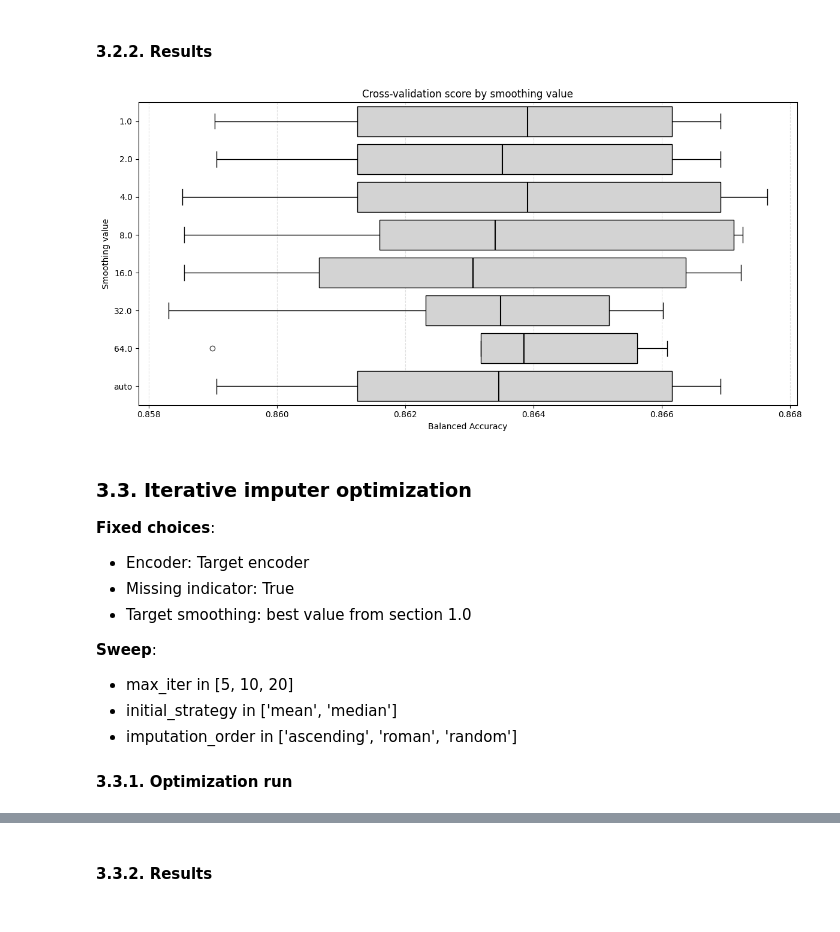
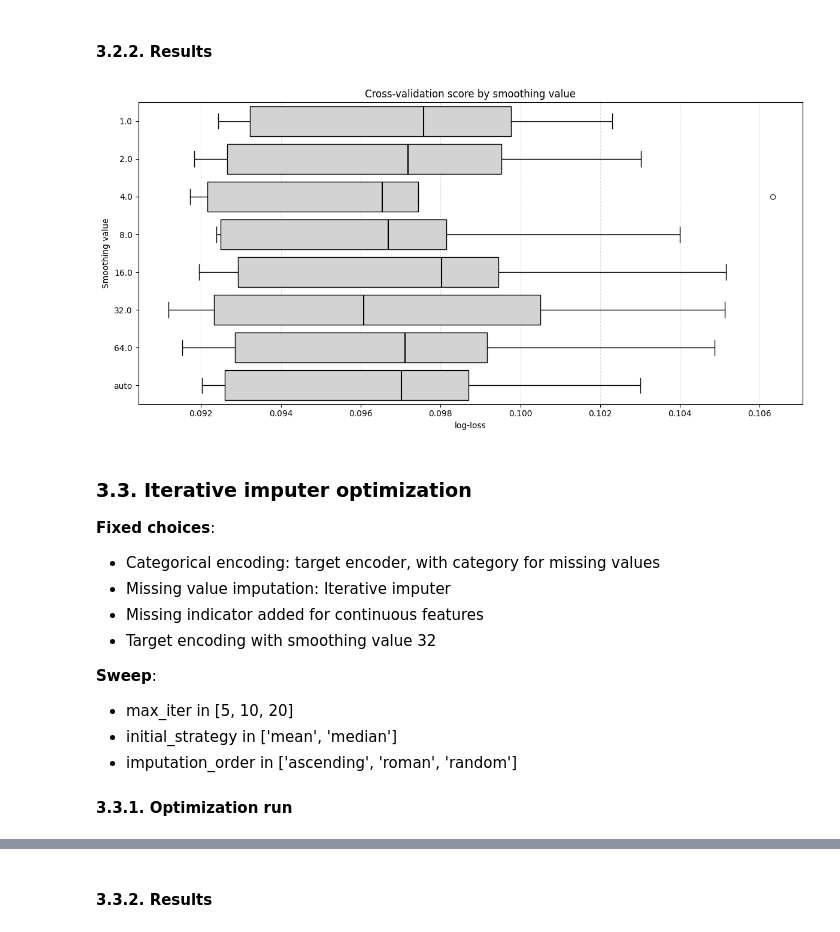
Before and after one commit to gperdrizet/student-health-risk, a Jupyter notebook: notebooks/03-data-preprocessing.ipynb, the cells around one changed output, grey strips where cells are left out. Saved outputs shown, nothing was run; the diff lists cells and outputs as text; code cells hidden in the pictures.

```diff
--- a/notebooks/03-data-preprocessing.ipynb
+++ b/notebooks/03-data-preprocessing.ipynb
@@ -96,11 +95,9 @@ continuous_features = metadata['continuous_features']
 high_cardinality_feature = metadata['high_cardinality_feature']
 label = metadata['label']
 
-# Treat 'step_count' like a continuous feature
-continuous_features += [high_cardinality_feature]
-
 print(f'Categorical features: {", ".join(categorical_features)}')
 print(f'Continuous features: {", ".join(continuous_features)}')
+print(f'High cardinality feature: {high_cardinality_feature}')
 print(f'Label: {label}')
 # %% [output]
 Categorical features: diet_type, stress_level, sleep_quality, physical_activity_level, smoking_alcohol, gender
@@ -216,33 +214,33 @@ if RUN_FULL_CONDITION_SWEEP:
                     indicator=condition_params['Missing indicator']
                 )
 
-            model = GradientBoostingClassifier()
+            model = HistGradientBoostingClassifier()
             model.fit(x_train, y_train)
 
-            y_pred = model.predict(x_validation)
-            score = balanced_accuracy_score(y_validation, y_pred)
+            y_pred_proba = model.predict_proba(x_validation)
+            score = log_loss(y_validation, y_pred_proba, labels=model.classes_)
             cv_scores.append(score)
 
         # Collect results
         results['Condition'].extend([condition_name] * CV_FOLDS)
         results['Cross-validation score'].extend(cv_scores)
 
-        print(f'Balanced accuracy: {np.mean(cv_scores):.4f} +/- {np.std(cv_scores):.4f}')
+        print(f'Log loss: {np.median(cv_scores):.4f} +/- {np.std(cv_scores):.4f}')
 
     results = pd.DataFrame(results)
-    results.sort_values(by='Cross-validation score', ascending=False, inplace=True)
+    results.sort_values(by='Cross-validation score', ascending=True, inplace=True)
     results.reset_index(drop=True, inplace=True)
     results.to_csv(FULL_CONDITION_SWEEP_DATA, index=False)
 
 else:
     results = pd.read_csv(FULL_CONDITION_SWEEP_DATA)
 
-median_scores = results.groupby('Condition')['Cross-validation score'].median().sort_values(ascending=False)
+median_scores = results.groupby('Condition')['Cross-validation score'].median().sort_values(ascending=True)
 best_condition = median_scores.index[0]
 best_score = median_scores.iloc[0]
 
 print(f'Best condition: {best_condition}')
-print(f'Median balanced accuracy: {best_score:.4f}')
+print(f'Median log-loss: {best_score:.4f}')
 
 print()
 # %% [output]
@@ -370,30 +382,31 @@ if RUN_ENCODING_SMOOTHING_OPTIMIZATION:
                 indicator=True
             )
 
-            model = GradientBoostingClassifier()
+            model = HistGradientBoostingClassifier()
             model.fit(x_train, y_train)
 
-            y_pred = model.predict(x_validation)
-            score = balanced_accuracy_score(y_validation, y_pred)
+            y_pred_proba = model.predict_proba(x_validation)
+            score = log_loss(y_validation, y_pred_proba, labels=model.classes_)
             cv_scores.append(score)
 
         target_encoding_results['Smoothing'].extend([smooth_value] * CV_FOLDS)
         target_encoding_results['Cross-validation score'].extend(cv_scores)
 
-        print(f'Balanced accuracy: {np.mean(cv_scores):.4f} +/- {np.std(cv_scores):.4f}')
+        print(f'Log loss: {np.median(cv_scores):.4f} +/- {np.std(cv_scores):.4f}')
 
     target_encoding_results = pd.DataFrame(target_encoding_results)
-    target_encoding_results.sort_values(by='Cross-validation score', ascending=False, inplace=True)
+    target_encoding_results.sort_values(by='Cross-validation score', ascending=True, inplace=True)
     target_encoding_results.reset_index(drop=True, inplace=True)
     target_encoding_results.to_csv(ENCODING_SMOOTHING_DATA, index=False)
 
 else:
     target_encoding_results = pd.read_csv(ENCODING_SMOOTHING_DATA)
-    median_smoothing_scores = target_encoding_results.groupby('Smoothing')['Cross-validation score'].median().sort_values(ascending=False)
-    best_target_smoothing = median_smoothing_scores.index[0]
-    best_target_smoothing_score = median_smoothing_scores.iloc[0]
+
+median_smoothing_scores = target_encoding_results.groupby('Smoothing')['Cross-validation score'].median().sort_values(ascending=True)
+best_target_smoothing = median_smoothing_scores.index[0]
+best_target_smoothing_score = median_smoothing_scores.iloc[0]
 
 print(f'Best target smoothing: {best_target_smoothing}')
-print(f'Median balanced accuracy: {best_target_smoothing_score:.4f}')
+print(f'Median log-loss: {best_target_smoothing_score:.4f}')
 print()
 # %% [output]
@@ -416,42 +437,43 @@ has_auto = any(str(value).lower() == 'auto' for value in target_encoding_results
 
 smoothing_order = [str(value) for value in numeric_smoothing]
 
 if has_auto:
     smoothing_order.append('auto')
 
 plot_df = target_encoding_results.copy()
 plot_df['Smoothing'] = plot_df['Smoothing'].astype(str)
 
 fig_height = max(6, len(smoothing_order) * 0.5)
 
 plt.figure(figsize=(12, fig_height))
 sns.boxplot(
     x='Cross-validation score',
     y='Smoothing',
     data=plot_df,
     order=smoothing_order,
     orient='h',
     boxprops={'facecolor': 'lightgray', 'edgecolor': 'black'},
     medianprops={'color': 'black', 'linewidth': 1.5},
     whiskerprops={'color': 'black'},
     capprops={'color': 'black'}
 )
 
 plt.title('Cross-validation score by smoothing value')
-plt.xlabel('Balanced Accuracy')
+plt.xlabel('log-loss')
 plt.ylabel('Smoothing value')
 plt.grid(axis='x', linestyle='--', alpha=0.4)
 plt.tight_layout()
 plt.show()
 # %% [output]
-[figure, old version]
+[figure, new version]
 # %% [markdown]
 ### 3.3. Iterative imputer optimization
 
 **Fixed choices**:
-- Encoder: Target encoder
-- Missing indicator: True
-- Target smoothing: best value from section 1.0
+- Categorical encoding: target encoder, with category for missing values
+- Missing value imputation: Iterative imputer
+- Missing indicator added for continuous features
+- Target encoding with smoothing value 32
 
 **Sweep**:
 - max_iter in [5, 10, 20]
```
Also changed, not shown: parts of 20 cells of this notebook, 10 other files.
